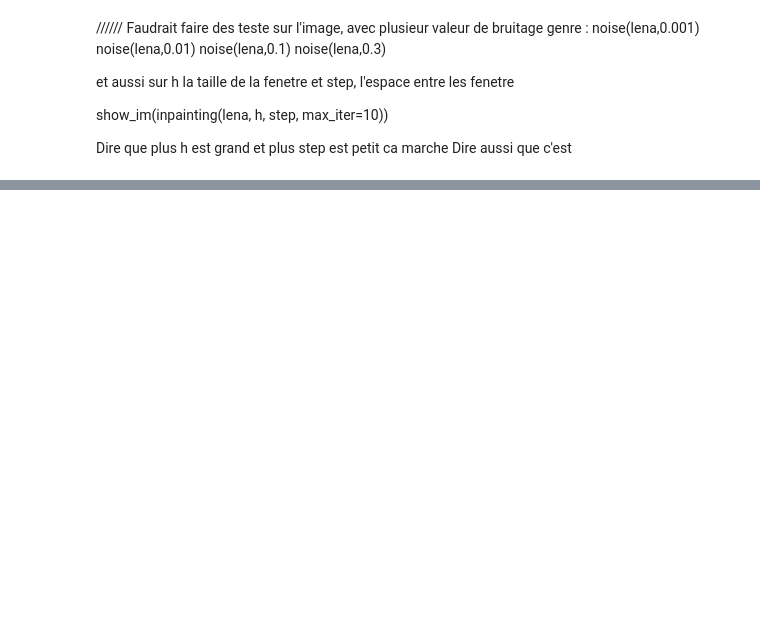
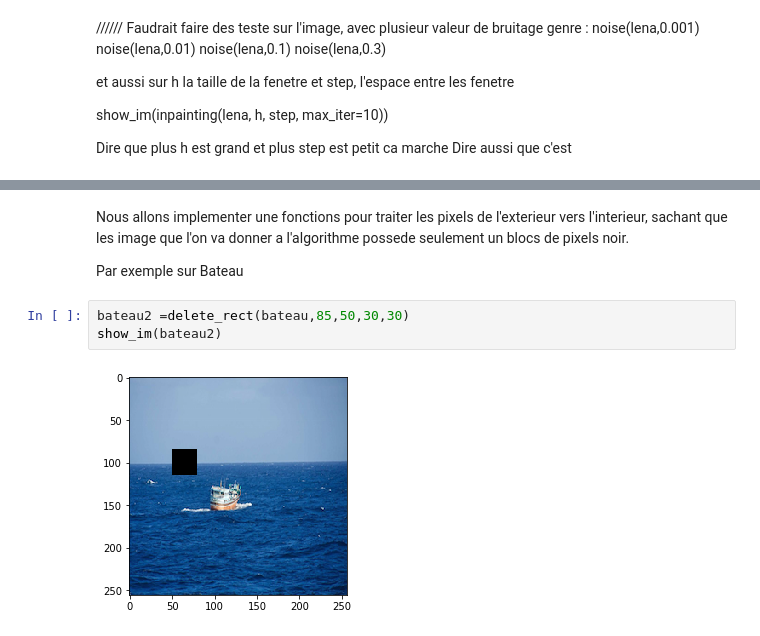
Before and after one commit to marc-treu/projet_arf_inpainting, a Jupyter notebook: projet.ipynb, the cells around one changed output, grey strips where cells are left out. Drawn from its saved outputs; the diff is of its cells as text; blank space fills up the shorter version.

Commit message:
debut implementation pour onion

```diff
--- a/projet.ipynb
+++ b/projet.ipynb
@@ -452,0 +417,9 @@ NameError: name 't' is not defined
+# %% [markdown]
+Nous allons implementer une fonctions pour traiter les pixels de l'exterieur vers l'interieur, sachant que les image que l'on va donner a l'algorithme possede seulement un blocs de pixels noir.
+
+Par exemple sur Bateau
+# %%
+bateau2 =delete_rect(bateau,85,50,30,30)
+show_im(bateau2)
+# %% [output]
+[figure, added]
```
Also changed, not shown: parts of 17 cells of this notebook, 1 other file.
